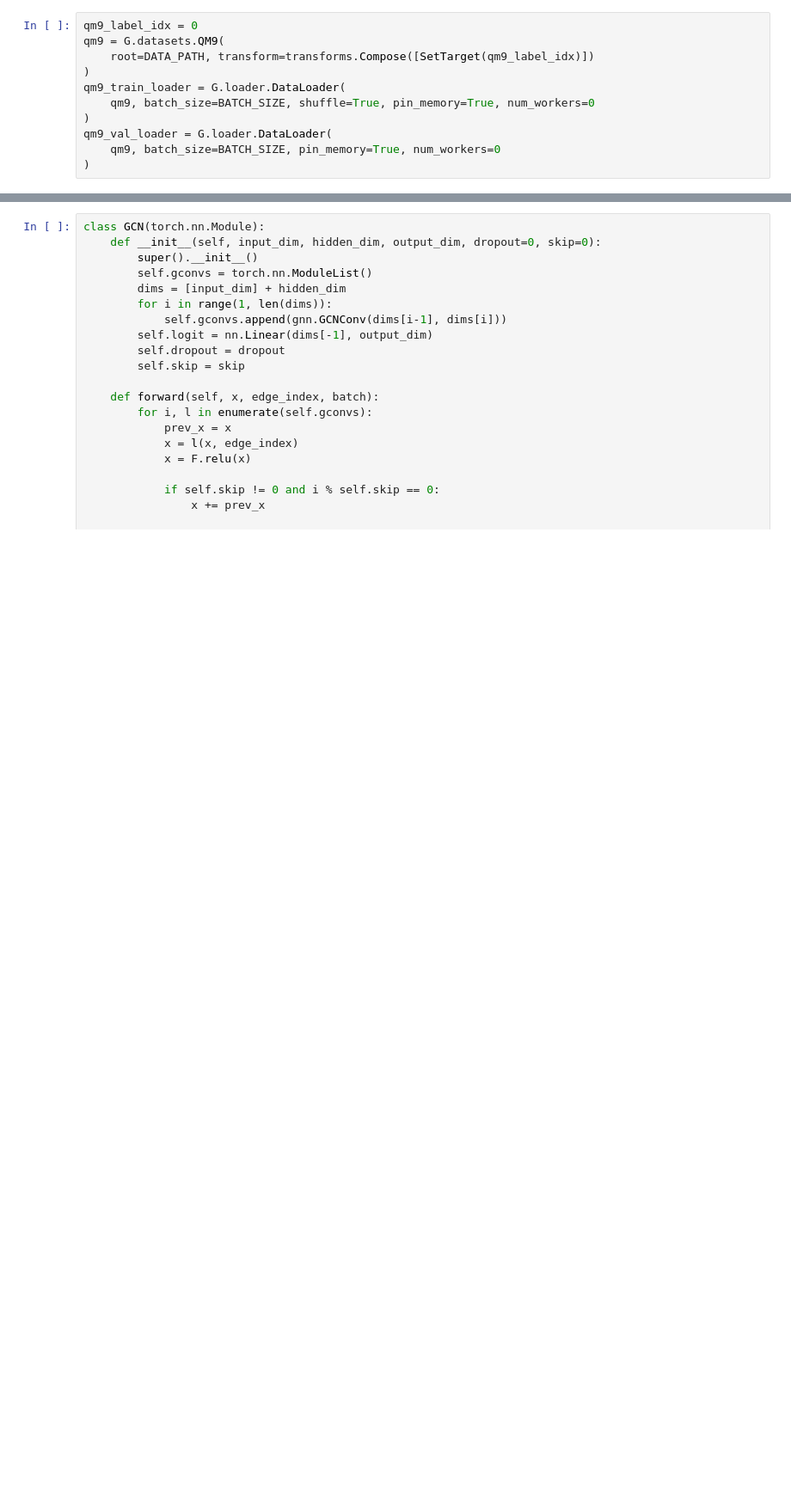
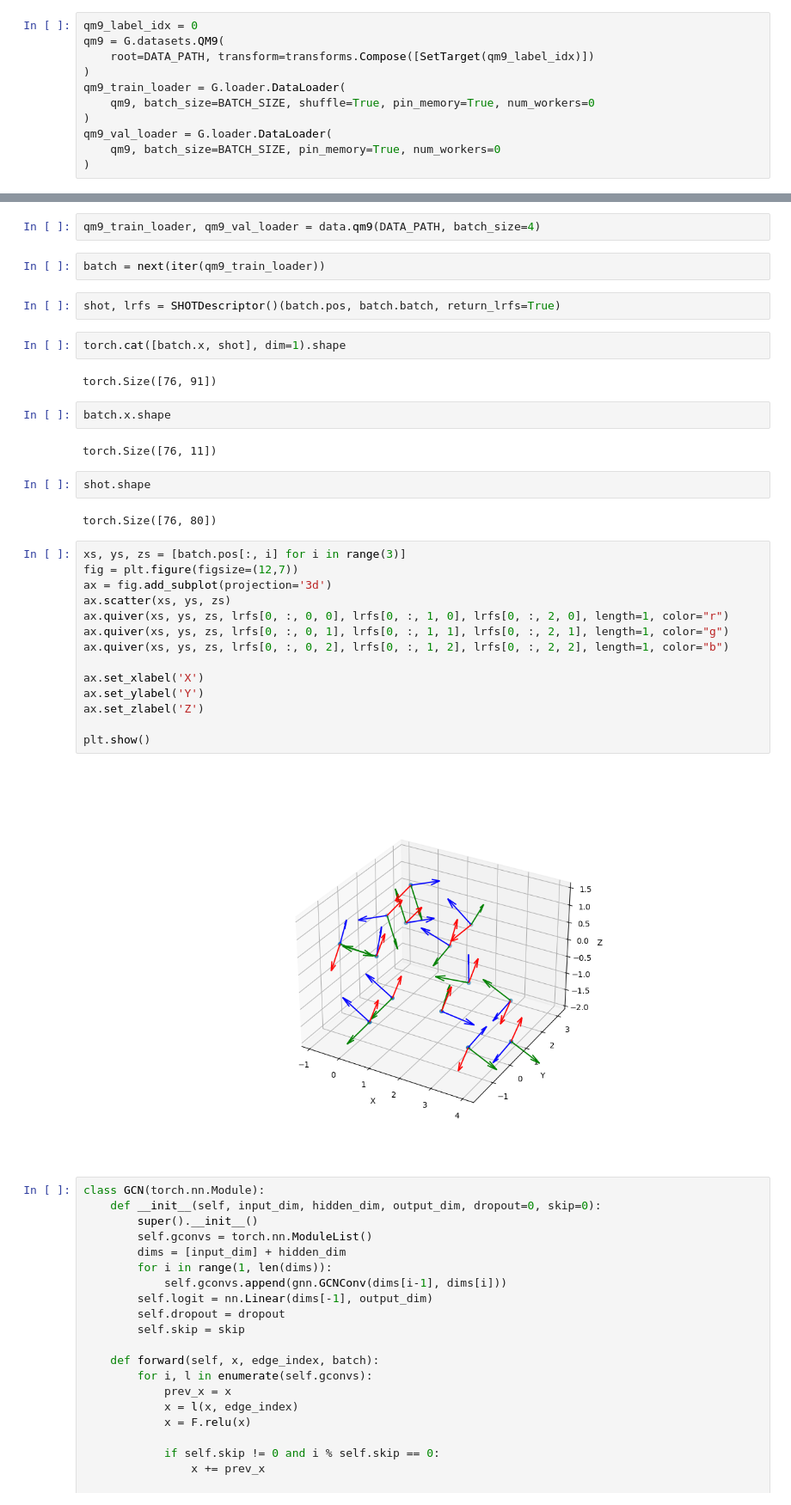
Before and after one commit to nhat-vo/Graph-LRF, a Jupyter notebook: main.ipynb, the cells around one changed output, grey strips where cells are left out. Shown: that part at 86% size. Cells and saved outputs as stored; diff of their text form; blank space fills up the shorter version.

Commit message:
done with shot!

```diff
--- a/main.ipynb
+++ b/main.ipynb
@@ -79,3 +70,37 @@ tensor([[-0.0404,  1.0241,  0.0626],
+# %%
+qm9_train_loader, qm9_val_loader = data.qm9(DATA_PATH, batch_size=4)
+# %%
+batch = next(iter(qm9_train_loader))
+# %%
+shot, lrfs = SHOTDescriptor()(batch.pos, batch.batch, return_lrfs=True)
+# %%
+torch.cat([batch.x, shot], dim=1).shape
+# %% [output]
+torch.Size([76, 91])
+# %%
+batch.x.shape
+# %% [output]
+torch.Size([76, 11])
+# %%
+shot.shape
+# %% [output]
+torch.Size([76, 80])
+# %%
+xs, ys, zs = [batch.pos[:, i] for i in range(3)]
+fig = plt.figure(figsize=(12,7))
+ax = fig.add_subplot(projection='3d')
+ax.scatter(xs, ys, zs)
+ax.quiver(xs, ys, zs, lrfs[0, :, 0, 0], lrfs[0, :, 1, 0], lrfs[0, :, 2, 0], length=1, color="r")
+ax.quiver(xs, ys, zs, lrfs[0, :, 0, 1], lrfs[0, :, 1, 1], lrfs[0, :, 2, 1], length=1, color="g")
+ax.quiver(xs, ys, zs, lrfs[0, :, 0, 2], lrfs[0, :, 1, 2], lrfs[0, :, 2, 2], length=1, color="b")
+
+ax.set_xlabel('X')
+ax.set_ylabel('Y')
+ax.set_zlabel('Z')
+
+plt.show()
+# %% [output]
+[figure, added]
 # %%
 class GCN(torch.nn.Module):
     def __init__(self, input_dim, hidden_dim, output_dim, dropout=0, skip=0):
```
Also changed, not shown: parts of 3 cells of this notebook, 6 other files.
